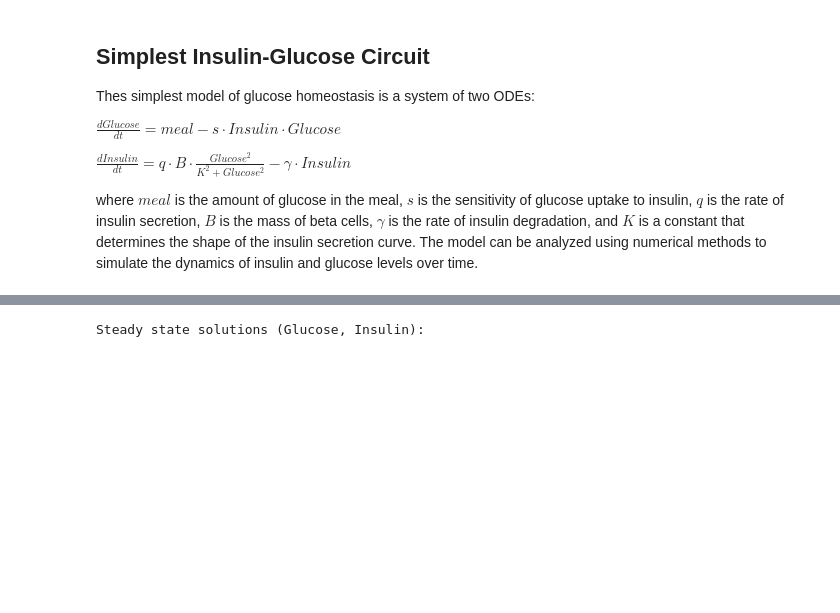
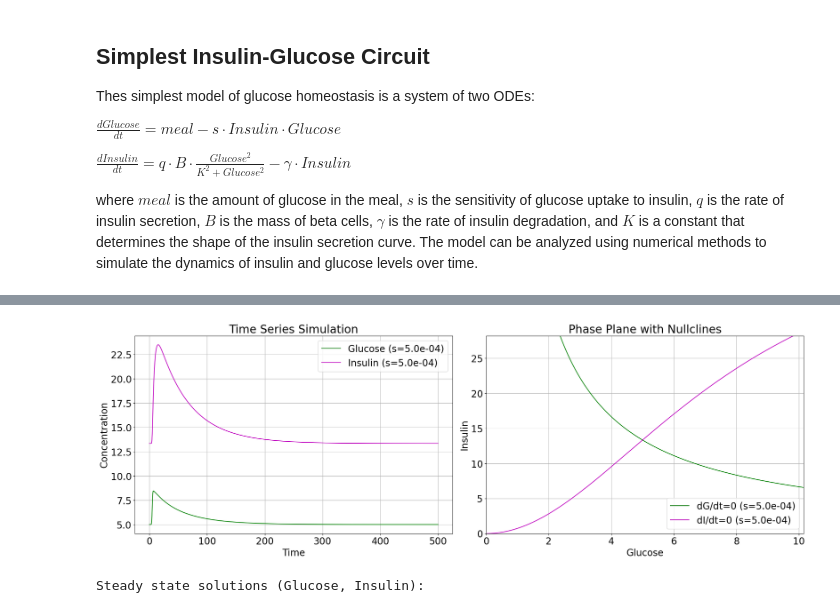
Before and after one commit to IB120-201-CCB210/Spring2025, a Jupyter notebook: Titov_Jupyter_Notebooks/Lecture_9_Insulin_Glucose_Homeostasis.ipynb, the cells around one changed output, grey strips where cells are left out. Drawn from its saved outputs; the diff is of its cells as text; code cells hidden in the pictures; blank space fills up the shorter version.

```diff
--- a/Titov_Jupyter_Notebooks/Lecture_9_Insulin_Glucose_Homeostasis.ipynb
+++ b/Titov_Jupyter_Notebooks/Lecture_9_Insulin_Glucose_Homeostasis.ipynb
@@ -107,3 +31,93 @@ plt.show()
+# %%
+# Update default font size for plots (approx 2x default)
+plt.rcParams.update({'font.size': 20})
+
+# Parameters from Karin et al. 2016
+m = 1/30 # mM min-1
+gamma = 0.3 #min-1
+s_orig = 5e-4 # ml µU-1 min-1
+q = 0.03 # µU ml-1 min-1
+K = 7.85 # mM
+mu = 0.000015 #min-1
+Gst = 5 # mM
+beta_st = gamma * m * (Gst**2 + K**2) / (q * s_orig * Gst**3)
+
+# ODE function
+def InsulinGlucoseSimple(t, y, current_s):
+    Glucose, Insulin = y
+    meal_dynamic = m + 2 * np.exp(-(t - 5)**2)
+    dGlucosetdt = meal_dynamic - current_s * Glucose * Insulin
+    dInsulindt = q * beta_st * (Glucose**2) / (Glucose**2 + K**2) - gamma * Insulin
+    return [dGlucosetdt, dInsulindt]
+
+# --- Simulation Setup ---
+s_values = [s_orig] # Only use the original s value
+colors = {'Glucose': 'g', 'Insulin': 'm', 'Trajectory': 'k'}
+tspan = [0, 500]
+t_eval = np.linspace(tspan[0], tspan[1], 1000)
+
+solutions = []
+steady_states = []
+
+# --- Run Simulations ---
+for s_val in s_values:
+    # Calculate steady state for current s
+    insulin_st = m / (Gst * s_val)
+    steady_states.append({'s': s_val, 'insulin_st': insulin_st})
+
+    # Initial conditions
+    initial_condition = [Gst, insulin_st]
+
+    # Solve ODE
+    soln = solve_ivp(
+        InsulinGlucoseSimple, tspan, initial_condition,
+        args=(s_val,),
+        t_eval=t_eval,
+        atol=1e-10, rtol=1e-10,
+    )
+    solutions.append(soln)
+
+# --- Plotting ---
+# Determine plot limits
+glucose_max_all = max(np.max(sol.y[0]) for sol in solutions) * 1.2
+insulin_max_all = max(np.max(sol.y[1]) for sol in solutions) * 1.2
+glucose_min, glucose_max = 0, glucose_max_all
+insulin_min, insulin_max = 0, insulin_max_all
+
+# Initialize figure
+fig, axs = plt.subplots(1, 2, figsize=(21, 7), dpi=100, constrained_layout=True)
+
+# Plot Time Series (axs[0])
+soln_orig = solutions[0]
+s_val_orig = steady_states[0]['s']
+axs[0].plot(soln_orig.t, soln_orig.y[0], color=colors['Glucose'], label=f"Glucose (s={s_val_orig:.1e})")
+axs[0].plot(soln_orig.t, soln_orig.y[1], color=colors['Insulin'], label=f"Insulin (s={s_val_orig:.1e})")
+
+axs[0].set_xlabel("Time")
+axs[0].set_ylabel("Concentration")
+axs[0].set_title("Time Series Simulation")
+axs[0].legend()
+axs[0].grid(True)
+
+# Plot Phase Plane (axs[1])
+G_null_range = np.linspace(1e-6, glucose_max, 500)
+# Nullclines for s_orig
+I_null_glucose = m / (s_val_orig * G_null_range)
+I_null_insulin = (q * beta_st / gamma) * (G_null_range**2) / (K**2 + G_null_range**2)
+axs[1].plot(G_null_range, I_null_glucose, color=colors['Glucose'], label=f'dG/dt=0 (s={s_val_orig:.1e})')
+axs[1].plot(G_null_range, I_null_insulin, color=colors['Insulin'], label=f'dI/dt=0 (s={s_val_orig:.1e})')
+
+axs[1].set_xlabel("Glucose")
+axs[1].set_ylabel("Insulin")
+axs[1].set_title("Phase Plane with Nullclines")
+axs[1].legend()
+axs[1].set_xlim([glucose_min, glucose_max])
+axs[1].set_ylim([insulin_min, insulin_max])
+axs[1].grid(True)
+
+plt.show()
+# %% [output]
+[figure, added]
 # %%
 # Define symbolic variables
 G, I = sym.symbols('G, I', real=True, positive=True) # Glucose and Insulin
```
Also changed, not shown: parts of 5 cells of this notebook.
